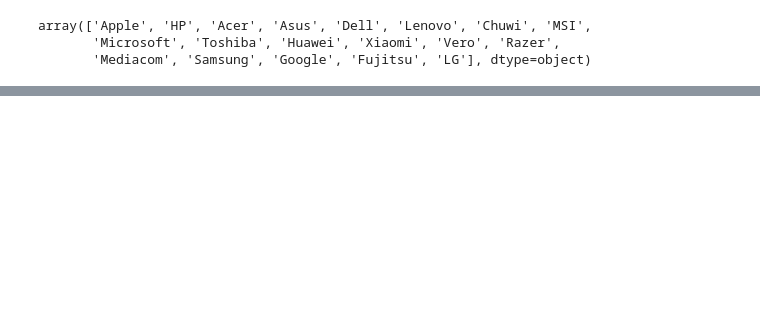
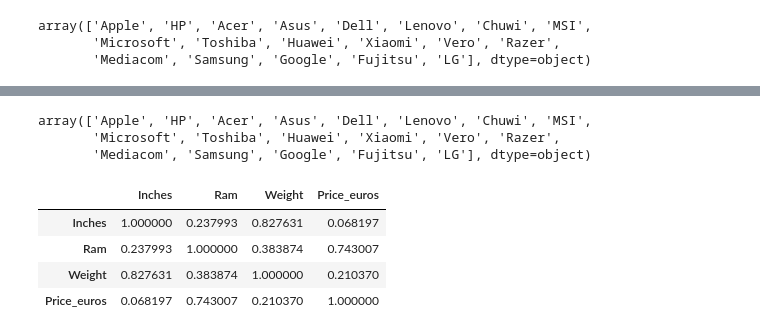
Before and after one commit to yugyeong1/streamlit_Laptop_Price, a Jupyter notebook: laptop_price.ipynb, the cells around one changed output, grey strips where cells are left out. Cells and saved outputs as stored; diff of their text form; code cells hidden in the pictures; blank space fills up the shorter version.

```diff
--- a/laptop_price.ipynb
+++ b/laptop_price.ipynb
@@ -25,7 +24,7 @@ dtype: int64
 # %%
 laptop['Weight'] = laptop['Weight'].str.split('k').str[0].astype(float)
 # %%
-laptop['Ram'] = laptop['Ram'].str.split('G').str[0]
+laptop['Ram'] = laptop['Ram'].str.split('G').str[0].astype(float)
 # %%
 laptop['Company'].unique()
 # %% [output]
@@ -189,3 +188,17 @@ inches
 | 1069 | 1084 | Apple | MacBook 12" | Ultrabook | 12.0 | IPS Panel Retina Display 2304x1440 | Intel Core M 1.1GHz | 8GB | 256GB Flash Storage | Intel HD Graphics 515 | ... |
 | 1193 | 1211 | Apple | MacBook 12" | Ultrabook | 12.0 | IPS Panel Retina Display 2304x1440 | Intel Core M 1.1GHz | 8GB | 256GB Flash Storage | Intel HD Graphics 5300 | ... |
 | 1210 | 1228 | Apple | MacBook 12" | Ultrabook | 12.0 | IPS Panel Retina Display 2304x1440 | Intel Core M 1.2GHz | 8GB | 512GB Flash Storage | Intel HD Graphics 515 | ... |
+# %%
+laptop['Company'].unique()
+# %% [output]
+array(['Apple', 'HP', 'Acer', 'Asus', 'Dell', 'Lenovo', 'Chuwi', 'MSI',
+       'Microsoft', 'Toshiba', 'Huawei', 'Xiaomi', 'Vero', 'Razer',
+       'Mediacom', 'Samsung', 'Google', 'Fujitsu', 'LG'], dtype=object)
+# %%
+laptop[['Inches', 'Ram','Weight','Price_euros']].corr()
+# %% [output]
+|  | Inches | Ram | Weight | Price_euros |
+| Inches | 1.000000 | 0.237993 | 0.827631 | 0.068197 |
+| Ram | 0.237993 | 1.000000 | 0.383874 | 0.743007 |
+| Weight | 0.827631 | 0.383874 | 1.000000 | 0.210370 |
+| Price_euros | 0.068197 | 0.743007 | 0.210370 | 1.000000 |
```
Also changed, not shown: parts of 1 cell of this notebook, 2 other files.
